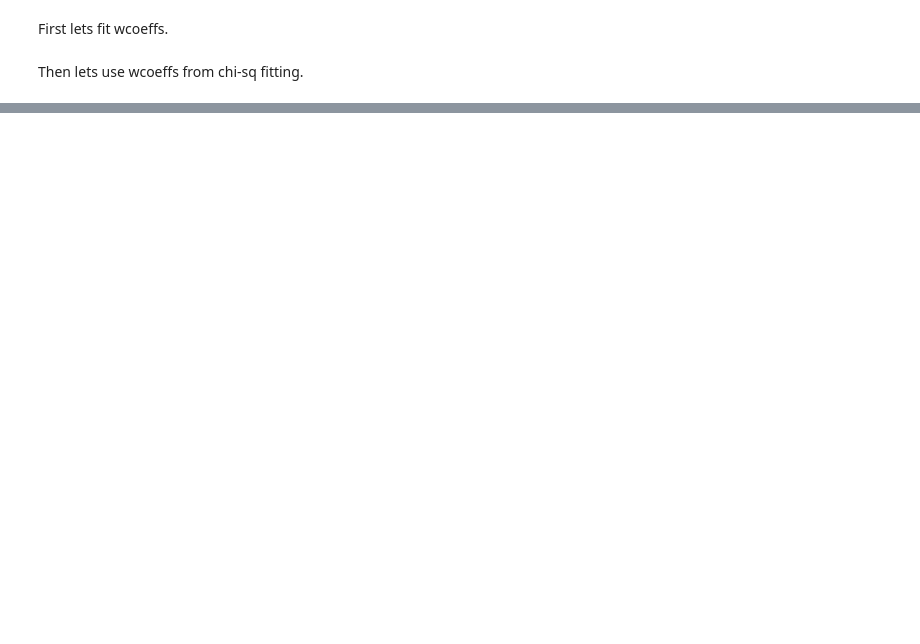
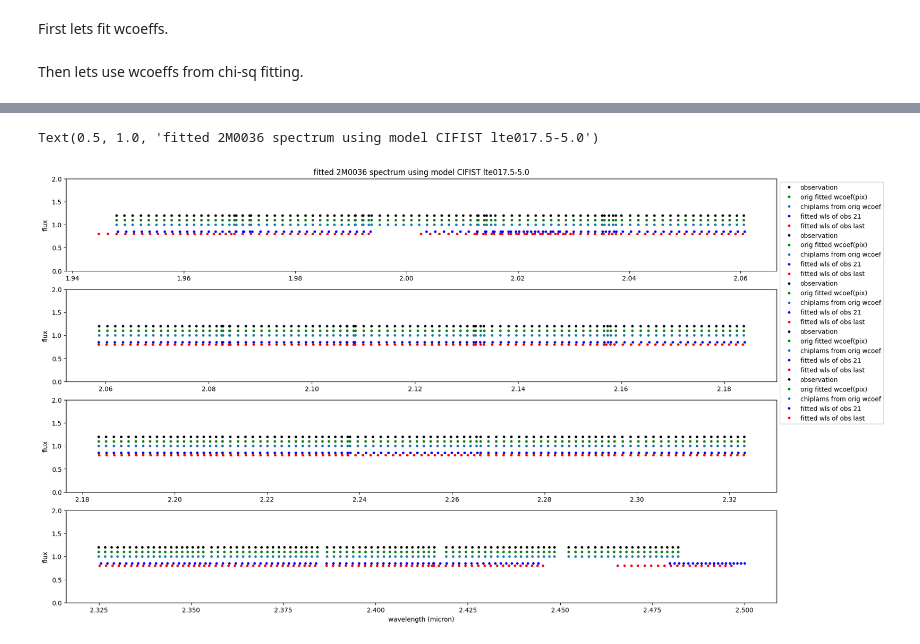
Before and after one commit to alphalyncis/dopplerimg, a Jupyter notebook: code/wavelength_solution.ipynb, the cells around one changed output, grey strips where cells are left out. Cells and saved outputs as stored; diff of their text form; code cells hidden in the pictures; blank space fills up the shorter version.

```diff
--- a/code/wavelength_solution.ipynb
+++ b/code/wavelength_solution.ipynb
@@ -153,0 +158,33 @@ for sub in range(4):
+# %%
+# plot the lambda points
+model = 'lte017.5-5.0'
+fobs = fobs0[:20]
+wobs = np.median(wls, axis=0)[:20]
+plt.figure(figsize=(20,12))
+
+for sub in range(4):
+    plt.subplot(4,1, 4-sub)
+    for jj in range(sub*5, sub*5+5):
+        # these 3 sets are identical wl points
+        plt.plot(wobs[jj,::100], 1.2*np.ones(len(wobs[jj,::100])), ".", color="black", label="observation")
+        plt.plot(lam_obs[jj][::100], 1.1*np.ones(len(wobs[jj,::100])), ".", color="green", label="orig fitted wcoef(pix)")
+        plt.plot(chiplams_oriwl[jj][::100], 1.0*np.ones(len(wobs[jj,::100])), ".", color="tab:blue", label="chiplams from orig wcoef")
+
+        #mid obs
+        plt.plot(chiplams[21, jj, ::100], 0.85*np.ones(len(wobs[jj,::100])), ".", color="blue", label="fitted wls of obs 21")
+        #last obs
+        plt.plot(chiplams[-1, jj, ::100], 0.8*np.ones(len(wobs[jj,::100])), ".", color="r", label="fitted wls of obs last")
+
+    plt.ylabel("flux")
+    plt.ylim((0,2))
+    if sub==0:
+        plt.xlabel("wavelength (micron)")
+    if sub==3:
+        custom_lines = [Line2D([0], [0], color="k", lw=1),
+                        Line2D([0], [0], color="green", lw=1),
+                        Line2D([0], [0], color="r", lw=1),]
+        plt.legend(loc=2, bbox_to_anchor=(1,1))
+plt.title(f"fitted 2M0036 spectrum using model CIFIST {model}")
+# %% [output]
+Text(0.5, 1.0, 'fitted 2M0036 spectrum using model CIFIST lte017.5-5.0')
+[figure, added]
```
Also changed, not shown: parts of 6 cells of this notebook, 1 other file.
